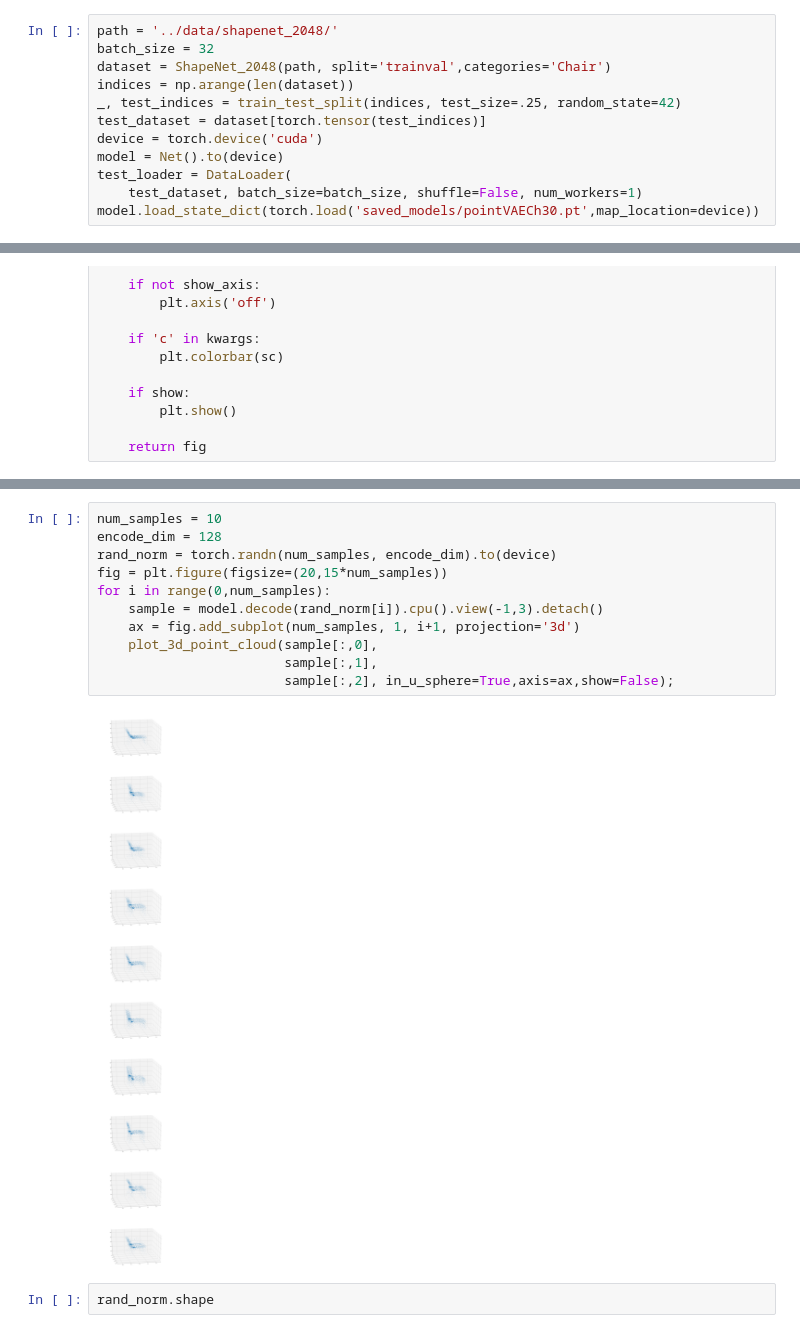
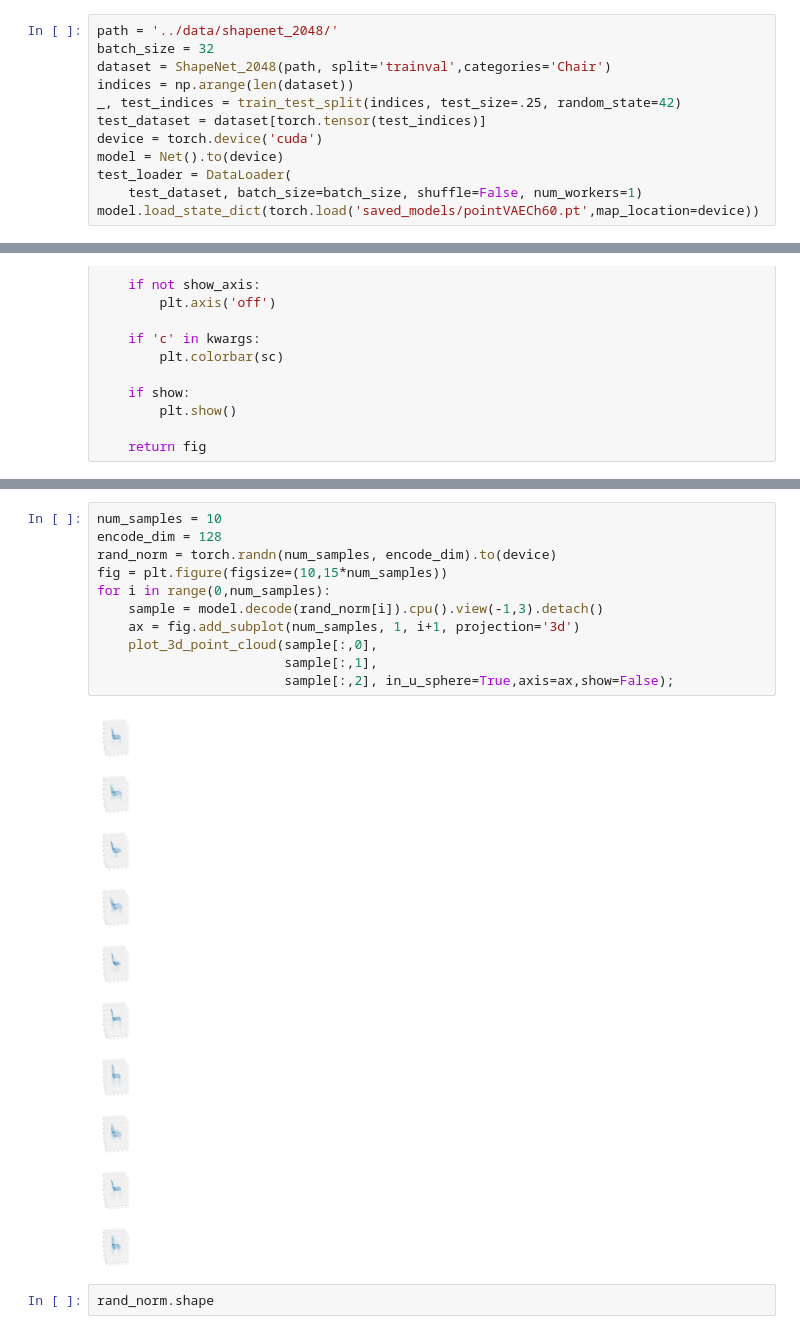
Before and after one commit to RaminHasibi/pointCloudAE, a Jupyter notebook: eval_VAE.ipynb, the cells around one changed output, grey strips where cells are left out. Drawn from its saved outputs; the diff is of its cells as text.

Commit message:
256 model is running

```diff
--- a/eval_VAE.ipynb
+++ b/eval_VAE.ipynb
@@ -19,7 +19,7 @@ device = torch.device('cuda')
 model = Net().to(device)
 test_loader = DataLoader(
     test_dataset, batch_size=batch_size, shuffle=False, num_workers=1)
-model.load_state_dict(torch.load('saved_models/pointVAECh30.pt',map_location=device))
+model.load_state_dict(torch.load('saved_models/pointVAECh60.pt',map_location=device))
 # %% [output]
 <All keys matched successfully>
 # %%
@@ -93,16 +93,16 @@ plot_3d_point_cloud(gen_data['true'][num][:,0],
 # %%
 num_samples = 10
 encode_dim = 128
 rand_norm = torch.randn(num_samples, encode_dim).to(device)
-fig = plt.figure(figsize=(20,15*num_samples))
+fig = plt.figure(figsize=(10,15*num_samples))
 for i in range(0,num_samples):
     sample = model.decode(rand_norm[i]).cpu().view(-1,3).detach()
     ax = fig.add_subplot(num_samples, 1, i+1, projection='3d')
     plot_3d_point_cloud(sample[:,0],
                         sample[:,1],
                         sample[:,2], in_u_sphere=True,axis=ax,show=False);
 # %% [output]
-[figure, old version]
+[figure, new version]
 # %%
 rand_norm.shape
 # %% [output]
```
Also changed, not shown: parts of 1 cell of this notebook, 3 other files.
